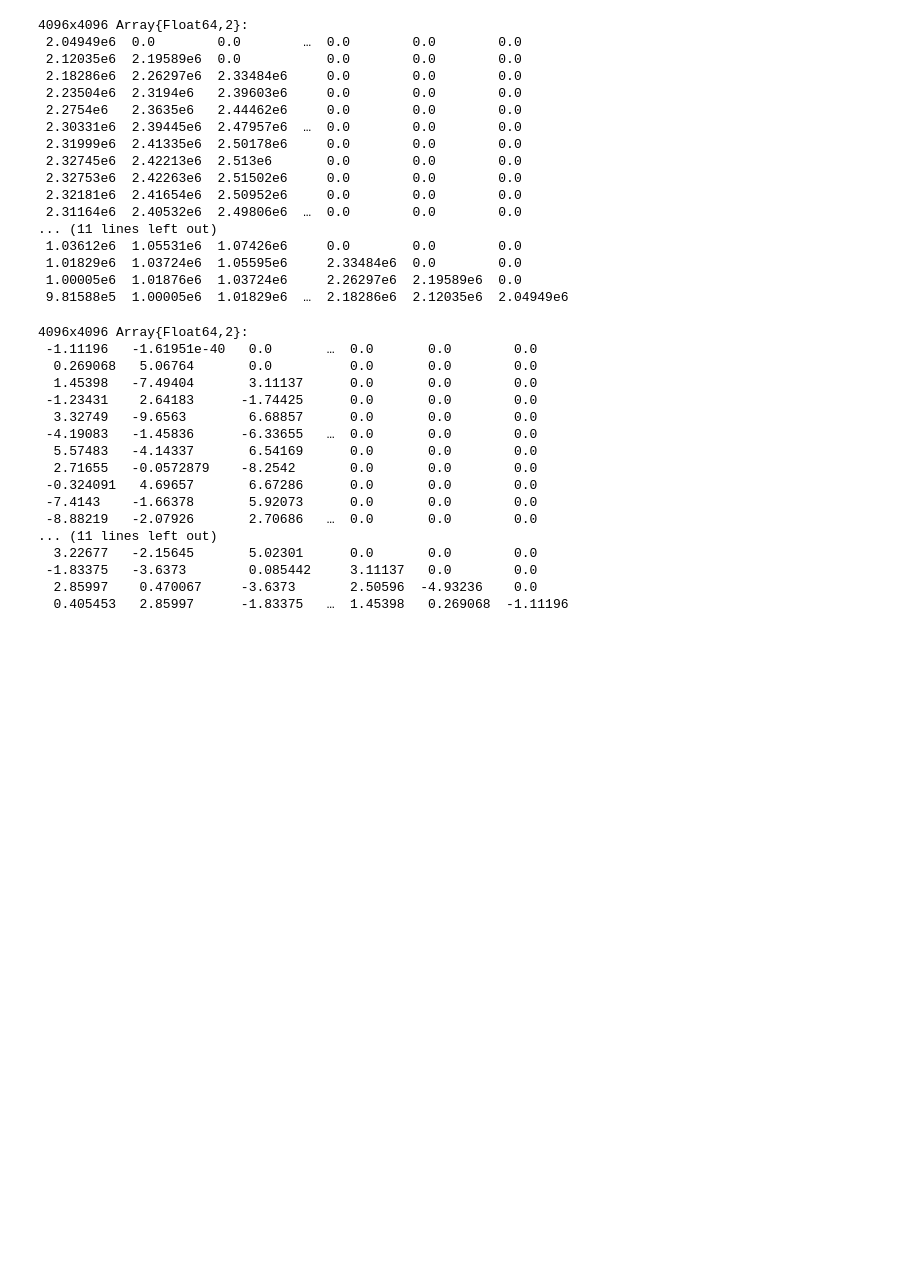
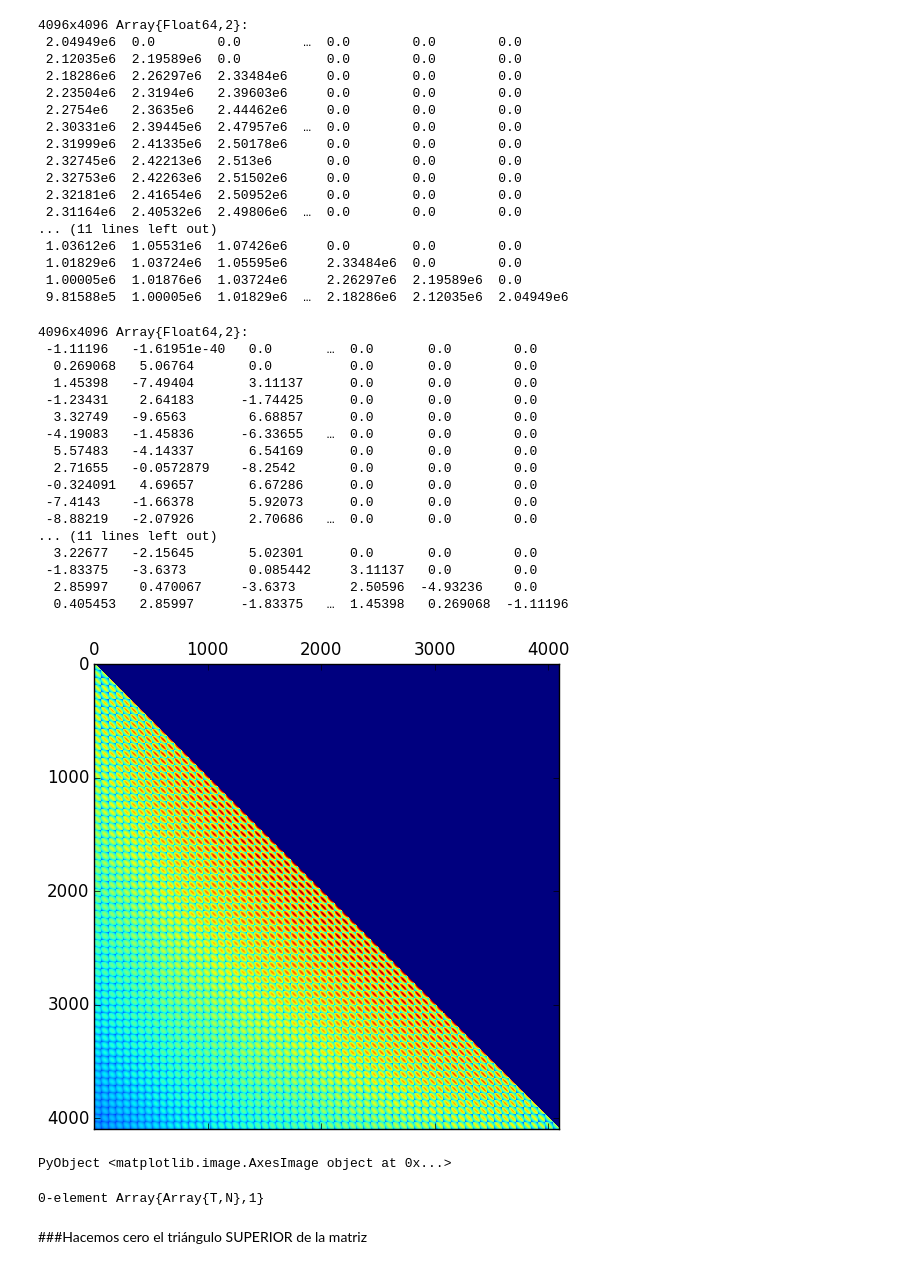
Before and after one commit to nestorcgk/Neuroscience, a Jupyter notebook: P2kCSDA/ComparaciónK4096.ipynb, the cells around one changed output. Drawn from its saved outputs; the diff is of its cells as text; code cells hidden in the pictures; blank space fills up the shorter version.

Commit message:
plot de 4096

```diff
--- a/P2kCSDA/ComparaciónK4096.ipynb
+++ b/P2kCSDA/ComparaciónK4096.ipynb
@@ -76,0 +81,11 @@ output4096CPU-output4096
+# %%
+matshow(output4096CPU)
+# %% [output]
+[figure, added]
+PyObject <matplotlib.image.AxesImage object at 0x...>
+# %%
+ConjuntoDeCoordenadasTotal=Array[]
+# %% [output]
+0-element Array{Array{T,N},1}
+# %% [markdown]
+###Hacemos cero el triángulo SUPERIOR de la matriz
```
Also changed, not shown: parts of 5 cells of this notebook.
